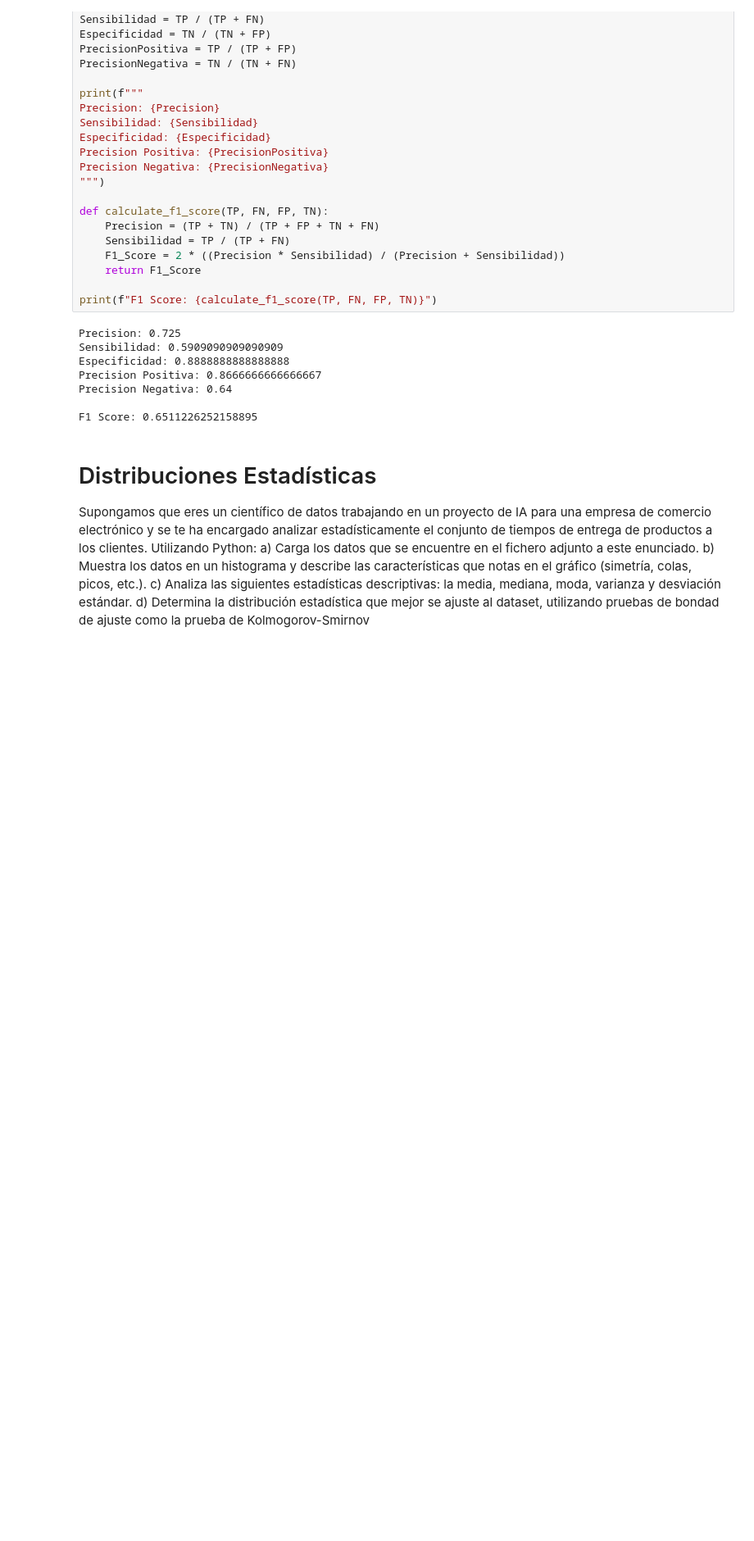
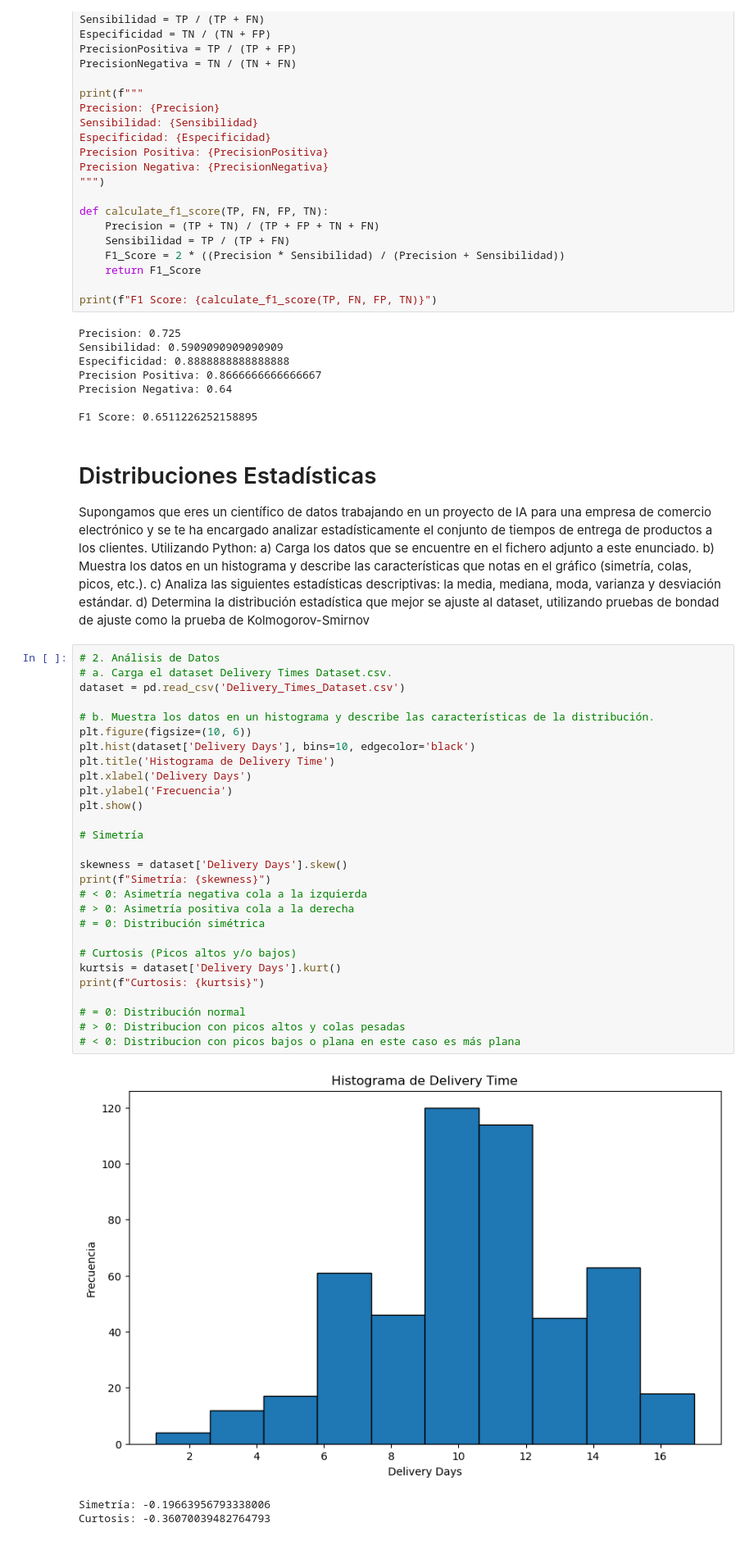
Before and after one commit to Josehardrock/probable-ai-maths, a Jupyter notebook: session-3/01_ejercicio.ipynb, the cells around one changed output. Shown at 82% size. Drawn from its saved outputs; the diff is of its cells as text; blank space fills up the shorter version.

```diff
--- a/session-3/01_ejercicio.ipynb
+++ b/session-3/01_ejercicio.ipynb
@@ -110,3 +101,35 @@ a) Carga los datos que se encuentre en el fichero adjunto a este enunciado. </br
 b) Muestra los datos en un histograma y describe las características que notas en el gráfico (simetría, colas, picos, etc.). </br>
 c) Analiza las siguientes estadísticas descriptivas: la media, mediana, moda, varianza y desviación estándar. </br>
 d) Determina la distribución estadística que mejor se ajuste al dataset, utilizando pruebas de bondad de ajuste como la prueba de Kolmogorov-Smirnov </br>
+# %%
+# 2. Análisis de Datos
+# a. Carga el dataset Delivery Times Dataset.csv.
+dataset = pd.read_csv('Delivery_Times_Dataset.csv')
+
+# b. Muestra los datos en un histograma y describe las características de la distribución.
+plt.figure(figsize=(10, 6))
+plt.hist(dataset['Delivery Days'], bins=10, edgecolor='black')
+plt.title('Histograma de Delivery Time')
+plt.xlabel('Delivery Days')
+plt.ylabel('Frecuencia')
+plt.show()
+
+# Simetría
+
+skewness = dataset['Delivery Days'].skew()
+print(f"Simetría: {skewness}")
+# < 0: Asimetría negativa cola a la izquierda
+# > 0: Asimetría positiva cola a la derecha
+# = 0: Distribución simétrica
+
+# Curtosis (Picos altos y/o bajos)
+kurtsis = dataset['Delivery Days'].kurt()
+print(f"Curtosis: {kurtsis}")
+
+# = 0: Distribución normal
+# > 0: Distribucion con picos altos y colas pesadas
+# < 0: Distribucion con picos bajos o plana en este caso es más plana
+# %% [output]
+[figure, added]
+Simetría: -0.19663956793338006
+Curtosis: -0.36070039482764793
```
Also changed, not shown: parts of 3 cells of this notebook, 25 other files.
